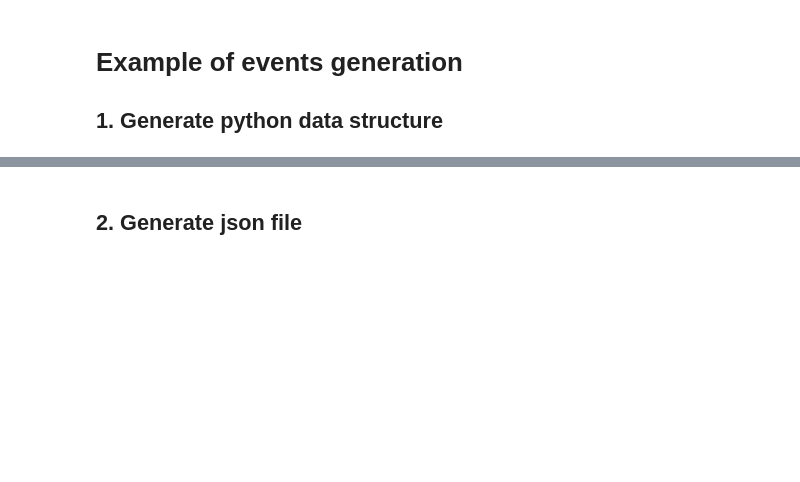
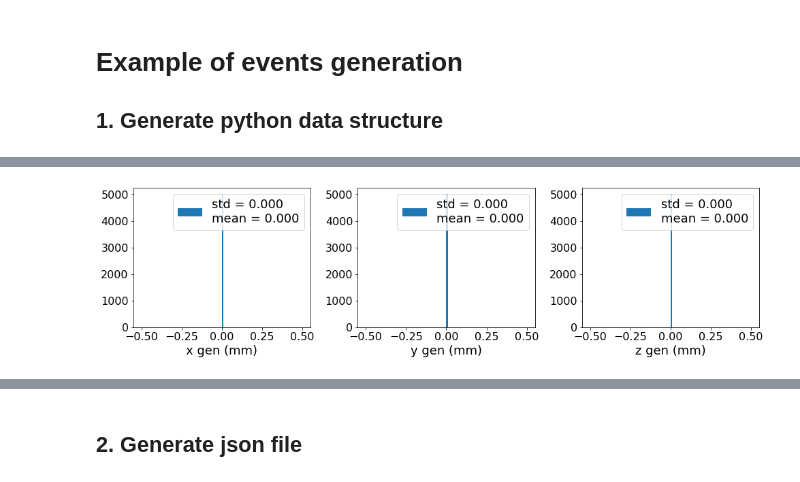
Before and after one commit to VitalyVorobyev/decay-gen, a Jupyter notebook: examples/genexample.ipynb, the cells around one changed output, grey strips where cells are left out. Drawn from its saved outputs; the diff is of its cells as text; code cells hidden in the pictures; blank space fills up the shorter version.

```diff
--- a/examples/genexample.ipynb
+++ b/examples/genexample.ipynb
@@ -58,0 +60,15 @@ Let's reproduce `generate` function step by step
+# %%
+def make_hist(ax, data, lbl, bins=100, rng=None):
+    ax.hist(data, bins=bins, label=f'std = {data.std():.3f}\nmean = {data.mean():.3f}', range=rng);
+    ax.set_xlabel(lbl)
+    ax.legend()
+# %%
+pip_gen_pos = events['pi+']['pos']
+
+fig, ax = plt.subplots(ncols=3, figsize=(14, 4))
+make_hist(ax[0], pip_gen_pos.x, 'x gen (mm)')
+make_hist(ax[1], pip_gen_pos.y, 'y gen (mm)')
+make_hist(ax[2], pip_gen_pos.z, 'z gen (mm)')
+fig.tight_layout()
+# %% [output]
+[figure, added]
```
Also changed, not shown: parts of 22 cells of this notebook, 2 other files.
